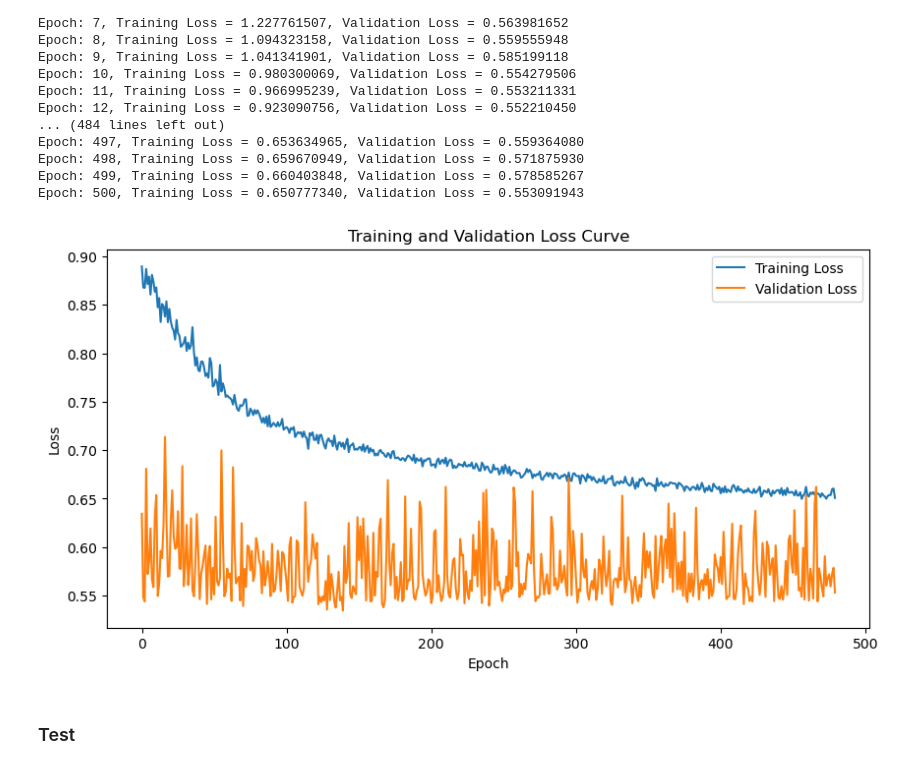
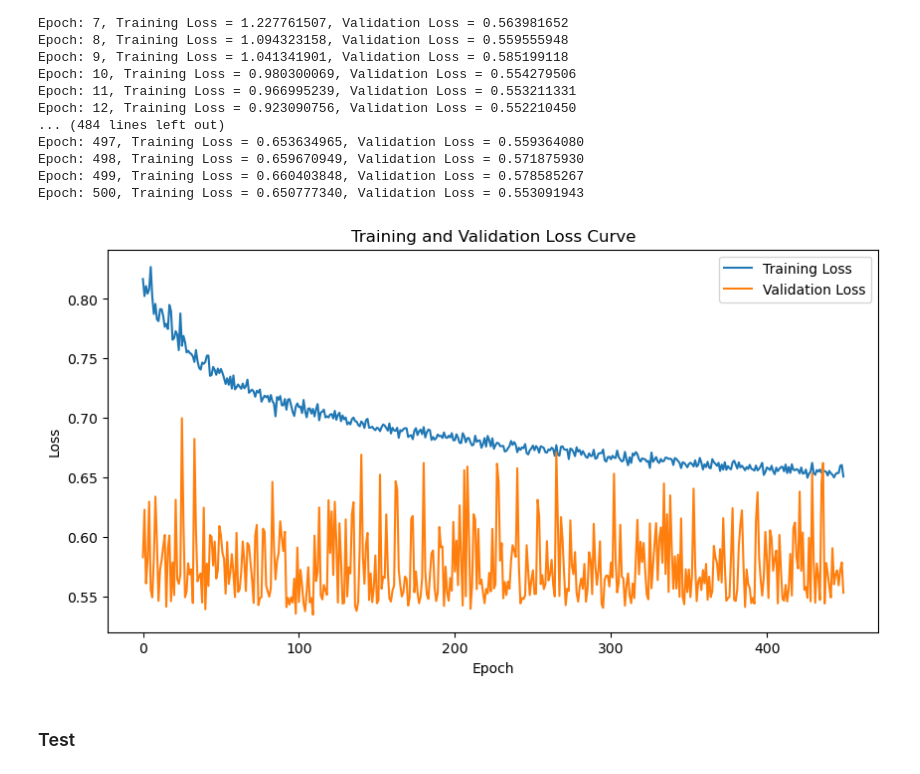
Before and after one commit to hestop/HAIL_Capstone_SOLAR, a Jupyter notebook: Solar_MLP_Reg_ResNet.ipynb, the cells around one changed output. Drawn from its saved outputs; the diff is of its cells as text; code cells hidden in the pictures.

Commit message:
edited loss curve plot range

```diff
--- a/Solar_MLP_Reg_ResNet.ipynb
+++ b/Solar_MLP_Reg_ResNet.ipynb
@@ -280,15 +280,15 @@ Epoch: 500, Training Loss = 0.650777340, Validation Loss = 0.553091943
 # %%
 # 학습 및 검증 손실 시각화
 plt.figure(figsize=(10, 5))
-plt.plot(train_loss_list[20:], label='Training Loss')
-plt.plot(validation_loss_list[20:], label='Validation Loss')
+plt.plot(train_loss_list[50:], label='Training Loss')
+plt.plot(validation_loss_list[50:], label='Validation Loss')
 plt.xlabel('Epoch')
 plt.ylabel('Loss')
 plt.title('Training and Validation Loss Curve')
 plt.legend()
 plt.show()
 # %% [output]
-[figure, old version]
+[figure, new version]
 # %% [markdown]
 ### Test
 # %%
```
